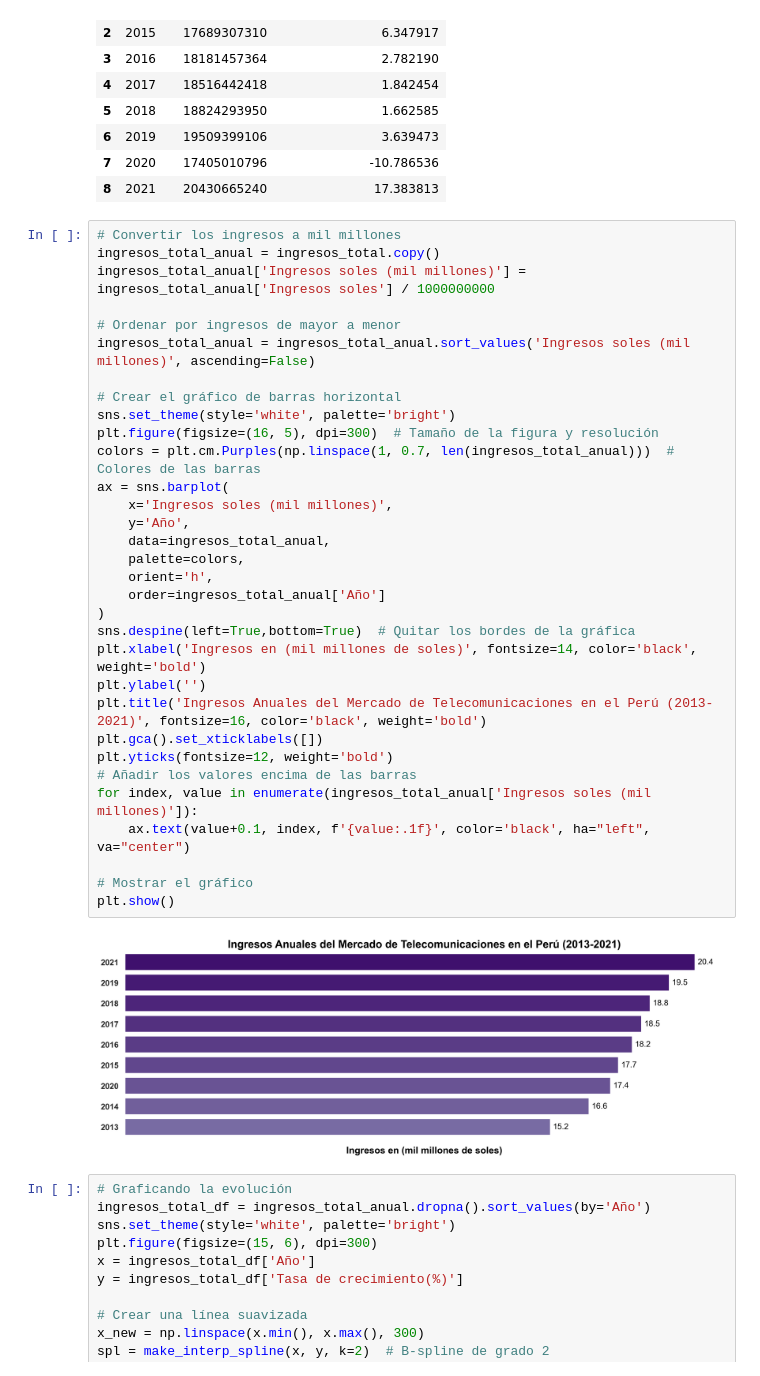
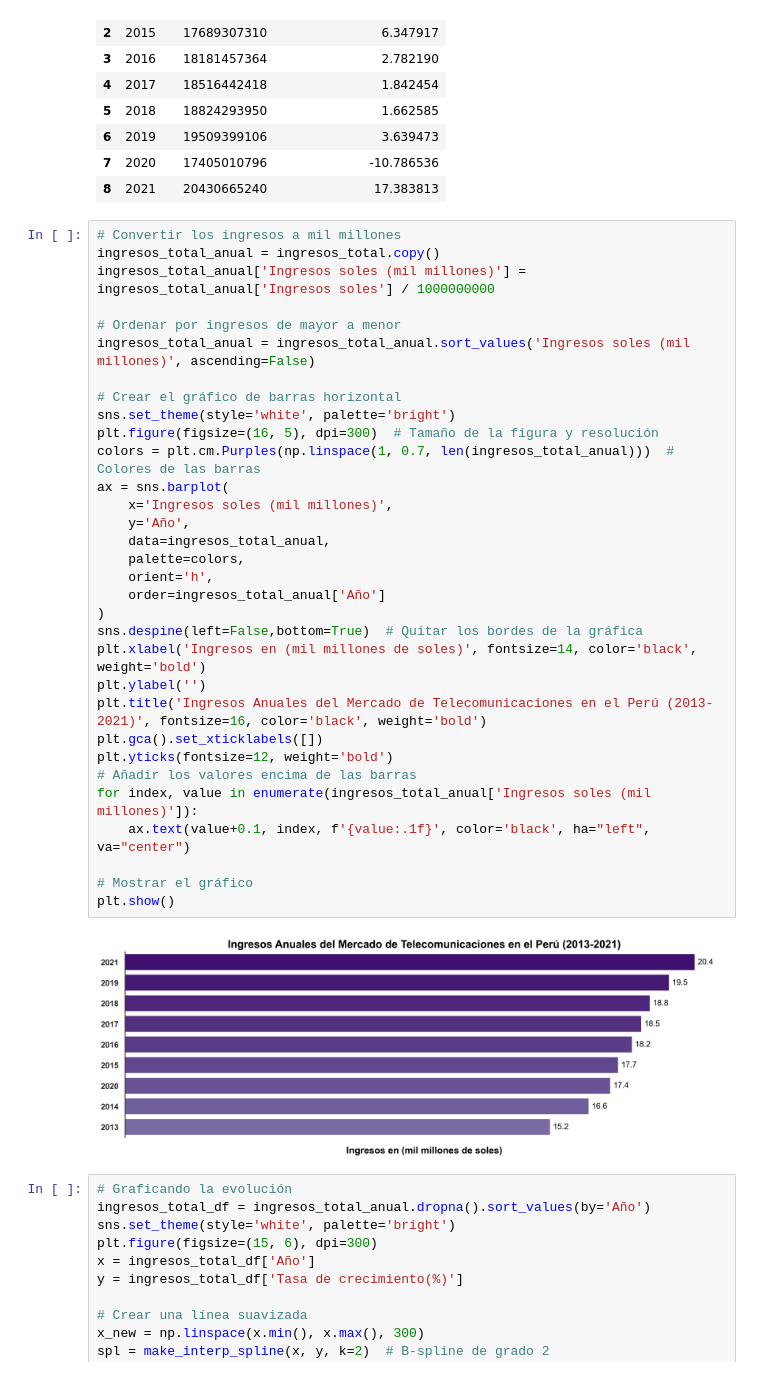
Before and after one commit to Luivelo/parcial_TEE_project_storytelling, a Jupyter notebook: storytelling_notebook_parcial.ipynb, the cells around one changed output. Saved outputs shown, nothing was run; the diff lists cells and outputs as text.

```diff
--- a/storytelling_notebook_parcial.ipynb
+++ b/storytelling_notebook_parcial.ipynb
@@ -64,35 +65,35 @@ La tasa de crecimiento anual promedio de los ingresos del mercado de telecomunic
 ingresos_total_anual = ingresos_total.copy()
 ingresos_total_anual['Ingresos soles (mil millones)'] = ingresos_total_anual['Ingresos soles'] / 1000000000
 
 # Ordenar por ingresos de mayor a menor
 ingresos_total_anual = ingresos_total_anual.sort_values('Ingresos soles (mil millones)', ascending=False)
 
 # Crear el gráfico de barras horizontal
 sns.set_theme(style='white', palette='bright')
 plt.figure(figsize=(16, 5), dpi=300)  # Tamaño de la figura y resolución
 colors = plt.cm.Purples(np.linspace(1, 0.7, len(ingresos_total_anual)))  # Colores de las barras
 ax = sns.barplot(
     x='Ingresos soles (mil millones)',
     y='Año',
     data=ingresos_total_anual,
     palette=colors,
     orient='h',
     order=ingresos_total_anual['Año']
 )
-sns.despine(left=True,bottom=True)  # Quitar los bordes de la gráfica
+sns.despine(left=False,bottom=True)  # Quitar los bordes de la gráfica
 plt.xlabel('Ingresos en (mil millones de soles)', fontsize=14, color='black', weight='bold')
 plt.ylabel('')
 plt.title('Ingresos Anuales del Mercado de Telecomunicaciones en el Perú (2013-2021)', fontsize=16, color='black', weight='bold')
 plt.gca().set_xticklabels([])
 plt.yticks(fontsize=12, weight='bold')
 # Añadir los valores encima de las barras
 for index, value in enumerate(ingresos_total_anual['Ingresos soles (mil millones)']):
     ax.text(value+0.1, index, f'{value:.1f}', color='black', ha="left", va="center")
 
 # Mostrar el gráfico
 plt.show()
 # %% [output]
-[figure, old version]
+[figure, new version]
 # %%
 # Graficando la evolución
 ingresos_total_df = ingresos_total_anual.dropna().sort_values(by='Año')
```
Also changed, not shown: parts of 17 cells of this notebook.
